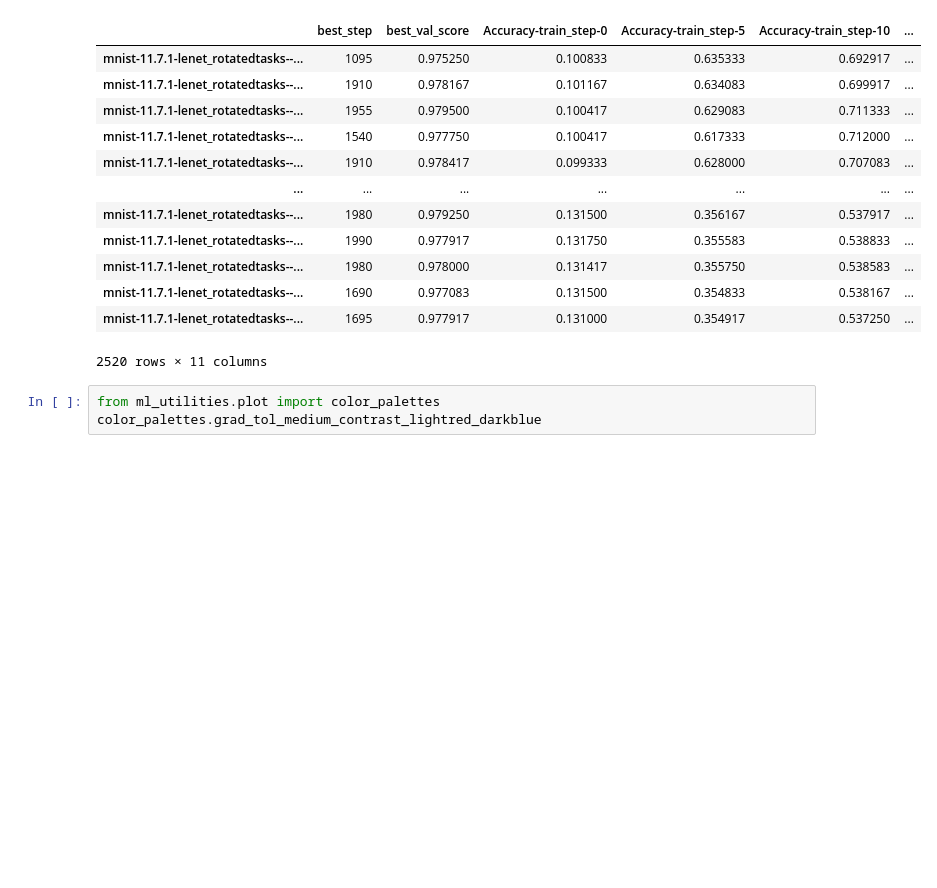
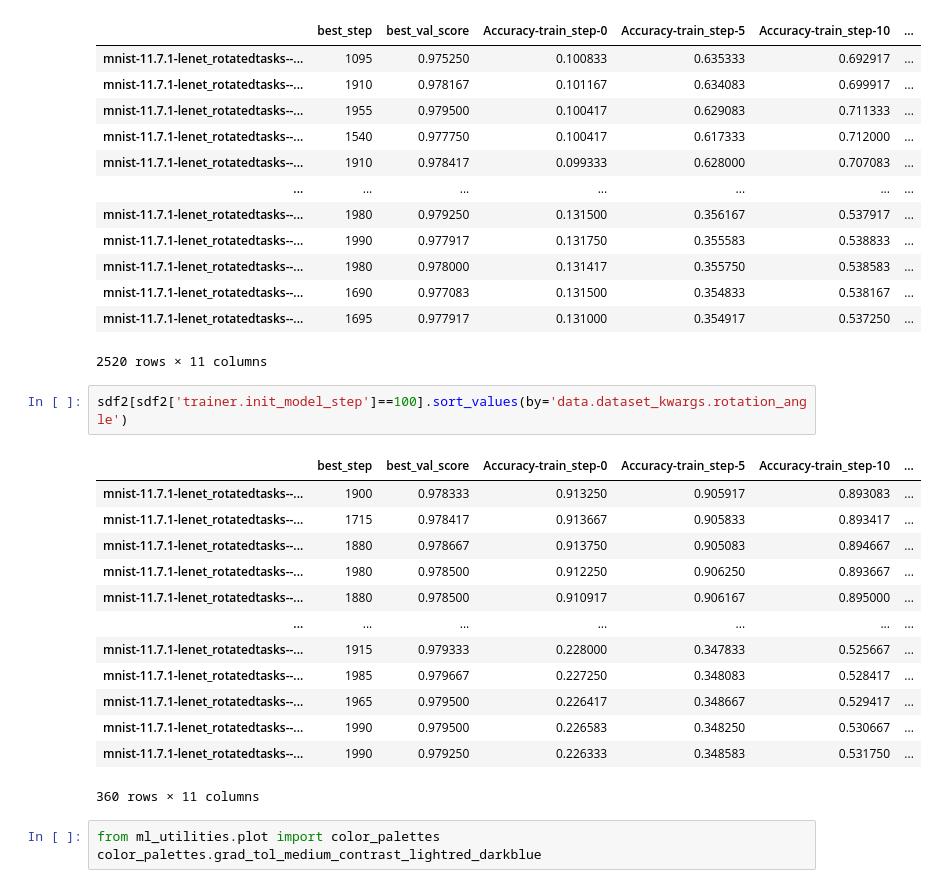
Before and after one commit to maximilianmbeck/lfmd_notebooks, a Jupyter notebook: lfmd_notebooks/11.7.1-mnist_lenet_rotatedtasks.ipynb, the cells around one changed output. Cells and saved outputs as stored; diff of their text form; blank space fills up the shorter version.

```diff
--- a/lfmd_notebooks/11.7.1-mnist_lenet_rotatedtasks.ipynb
+++ b/lfmd_notebooks/11.7.1-mnist_lenet_rotatedtasks.ipynb
@@ -194,6 +201,22 @@ sdf2
 | mnist-11.7.1-lenet_rotatedtasks--... | 1690 | 0.977083 | 0.131500 | 0.354833 | 0.538167 | ... |
 | mnist-11.7.1-lenet_rotatedtasks--... | 1695 | 0.977917 | 0.131000 | 0.354917 | 0.537250 | ... |
 2520 rows × 11 columns
+# %%
+sdf2[sdf2['trainer.init_model_step']==100].sort_values(by='data.dataset_kwargs.rotation_angle')
+# %% [output]
+|  | best_step | best_val_score | Accuracy-train_step-0 | Accuracy-train_step-5 | Accuracy-train_step-10 | ... |
+| mnist-11.7.1-lenet_rotatedtasks--... | 1900 | 0.978333 | 0.913250 | 0.905917 | 0.893083 | ... |
+| mnist-11.7.1-lenet_rotatedtasks--... | 1715 | 0.978417 | 0.913667 | 0.905833 | 0.893417 | ... |
+| mnist-11.7.1-lenet_rotatedtasks--... | 1880 | 0.978667 | 0.913750 | 0.905083 | 0.894667 | ... |
+| mnist-11.7.1-lenet_rotatedtasks--... | 1980 | 0.978500 | 0.912250 | 0.906250 | 0.893667 | ... |
+| mnist-11.7.1-lenet_rotatedtasks--... | 1880 | 0.978500 | 0.910917 | 0.906167 | 0.895000 | ... |
+| ... | ... | ... | ... | ... | ... | ... |
+| mnist-11.7.1-lenet_rotatedtasks--... | 1915 | 0.979333 | 0.228000 | 0.347833 | 0.525667 | ... |
+| mnist-11.7.1-lenet_rotatedtasks--... | 1985 | 0.979667 | 0.227250 | 0.348083 | 0.528417 | ... |
+| mnist-11.7.1-lenet_rotatedtasks--... | 1965 | 0.979500 | 0.226417 | 0.348667 | 0.529417 | ... |
+| mnist-11.7.1-lenet_rotatedtasks--... | 1990 | 0.979500 | 0.226583 | 0.348250 | 0.530667 | ... |
+| mnist-11.7.1-lenet_rotatedtasks--... | 1990 | 0.979250 | 0.226333 | 0.348583 | 0.531750 | ... |
+360 rows × 11 columns
 # %%
 from ml_utilities.plot import color_palettes
 color_palettes.grad_tol_medium_contrast_lightred_darkblue
```
Also changed, not shown: parts of 8 cells of this notebook, 3 other files.
